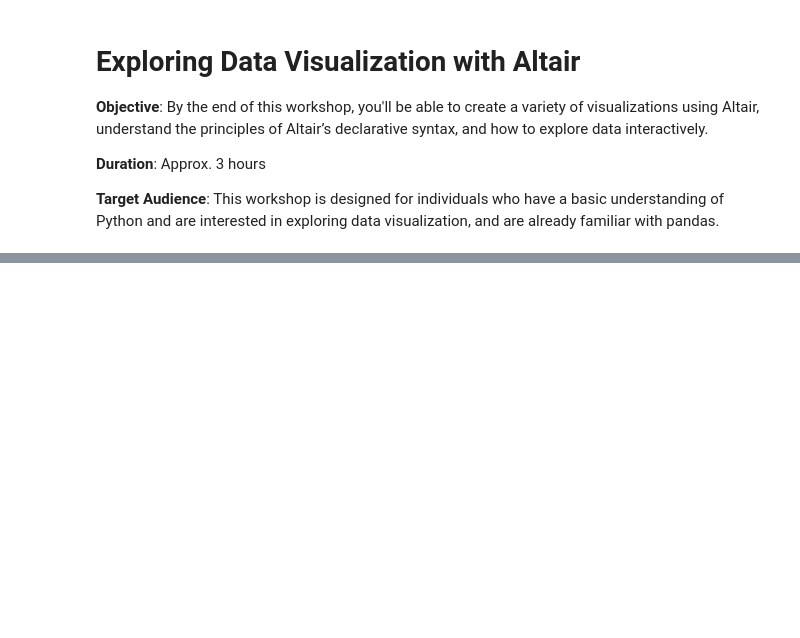
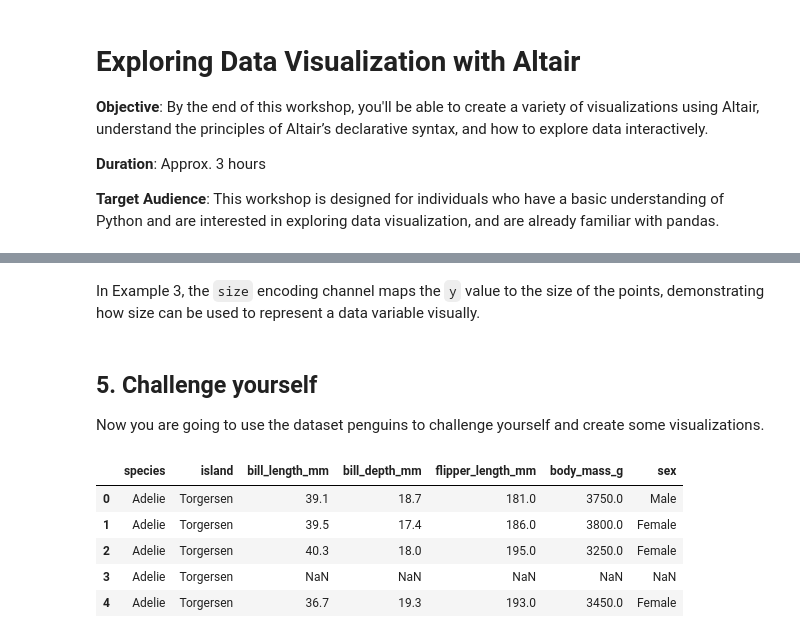
Before and after one commit to JoanClaverol/ds-articles, a Jupyter notebook: notebooks/visualisation/altair/starting_with_altair.ipynb, the cells around one changed output, grey strips where cells are left out. Cells and saved outputs as stored; diff of their text form; code cells hidden in the pictures; blank space fills up the shorter version.

```diff
--- a/notebooks/visualisation/altair/starting_with_altair.ipynb
+++ b/notebooks/visualisation/altair/starting_with_altair.ipynb
@@ -125,0 +229,22 @@ In Altair, a `Chart` object is used to specify the data, a `Mark` object is used
+# %% [markdown]
+In Example 3, the `size` encoding channel maps the `y` value to the size of the points, demonstrating how size can be used to represent a data variable visually.
+# %% [markdown]
+## 5. Challenge yourself
+
+Now you are going to use the dataset penguins to challenge yourself and create some visualizations.
+# %%
+import seaborn as sns
+import altair as alt
+
+# Load the penguins dataset
+penguins = sns.load_dataset('penguins')
+
+# Explore the dataset
+penguins.head()
+# %% [output]
+|  | species | island | bill_length_mm | bill_depth_mm | flipper_length_mm | body_mass_g | sex |
+| 0 | Adelie | Torgersen | 39.1 | 18.7 | 181.0 | 3750.0 | Male |
+| 1 | Adelie | Torgersen | 39.5 | 17.4 | 186.0 | 3800.0 | Female |
+| 2 | Adelie | Torgersen | 40.3 | 18.0 | 195.0 | 3250.0 | Female |
+| 3 | Adelie | Torgersen | NaN | NaN | NaN | NaN | NaN |
+| 4 | Adelie | Torgersen | 36.7 | 19.3 | 193.0 | 3450.0 | Female |
```
Also changed, not shown: parts of 62 cells of this notebook.
